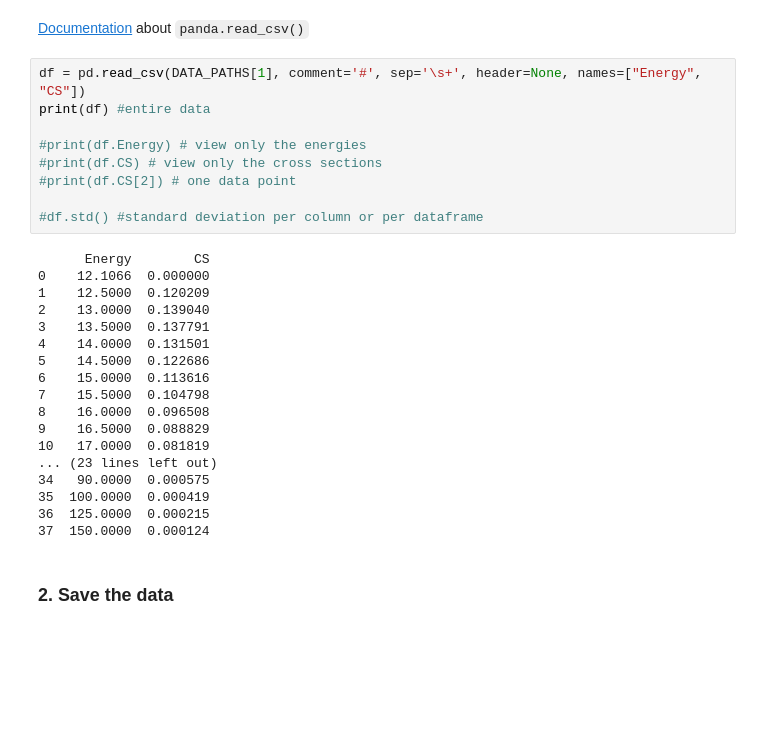
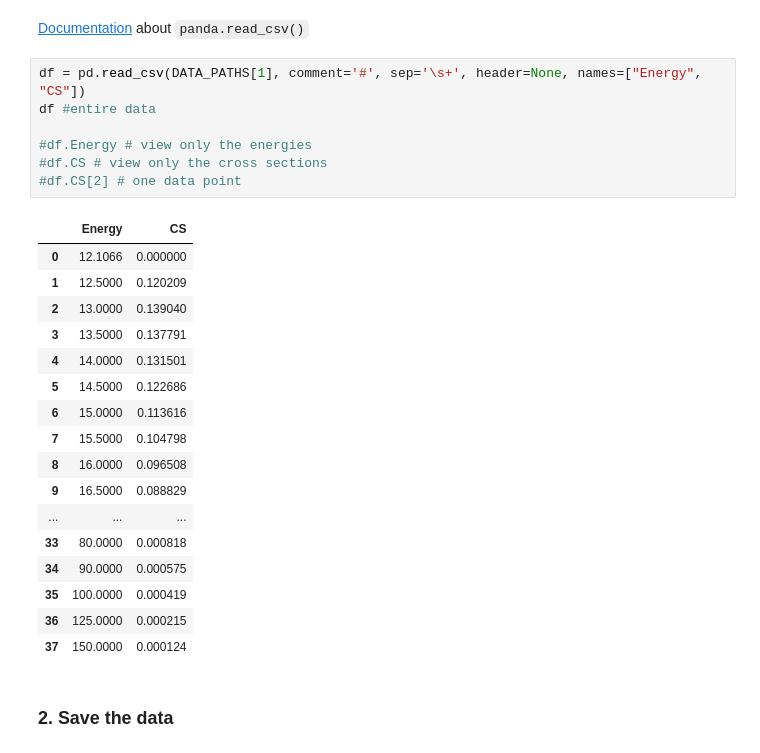
Before and after one commit to ludmilamarian/ICTP_Workshop_2021, a Jupyter notebook: cs_conda.ipynb, the cells around one changed output. Saved outputs shown, nothing was run; the diff lists cells and outputs as text; blank space fills up the shorter version.

```diff
--- a/cs_conda.ipynb
+++ b/cs_conda.ipynb
@@ -37,31 +37,29 @@ import pandas as pd
 [Documentation](https://pandas.pydata.org/pandas-docs/stable/reference/api/pandas.read_csv.html) about `panda.read_csv()`
 # %%
 df = pd.read_csv(DATA_PATHS[1], comment='#', sep='\s+', header=None, names=["Energy", "CS"])
-print(df) #entire data
+df #entire data
 
-#print(df.Energy) # view only the energies
-#print(df.CS) # view only the cross sections
-#print(df.CS[2]) # one data point
-
-#df.std() #standard deviation per column or per dataframe
+#df.Energy # view only the energies
+#df.CS # view only the cross sections
+#df.CS[2] # one data point
 # %% [output]
-      Energy        CS
-0    12.1066  0.000000
-1    12.5000  0.120209
-2    13.0000  0.139040
-3    13.5000  0.137791
-4    14.0000  0.131501
-5    14.5000  0.122686
-6    15.0000  0.113616
-7    15.5000  0.104798
-8    16.0000  0.096508
-9    16.5000  0.088829
-10   17.0000  0.081819
-... (23 lines left out)
-34   90.0000  0.000575
-35  100.0000  0.000419
-36  125.0000  0.000215
-37  150.0000  0.000124
+|  | Energy | CS |
+| 0 | 12.1066 | 0.000000 |
+| 1 | 12.5000 | 0.120209 |
+| 2 | 13.0000 | 0.139040 |
+| 3 | 13.5000 | 0.137791 |
+| 4 | 14.0000 | 0.131501 |
+| 5 | 14.5000 | 0.122686 |
+| 6 | 15.0000 | 0.113616 |
+| 7 | 15.5000 | 0.104798 |
+| 8 | 16.0000 | 0.096508 |
+| 9 | 16.5000 | 0.088829 |
+| ... | ... | ... |
+| 33 | 80.0000 | 0.000818 |
+| 34 | 90.0000 | 0.000575 |
+| 35 | 100.0000 | 0.000419 |
+| 36 | 125.0000 | 0.000215 |
+| 37 | 150.0000 | 0.000124 |
 # %% [markdown]
 ### 2. Save the data
 # %%
```
